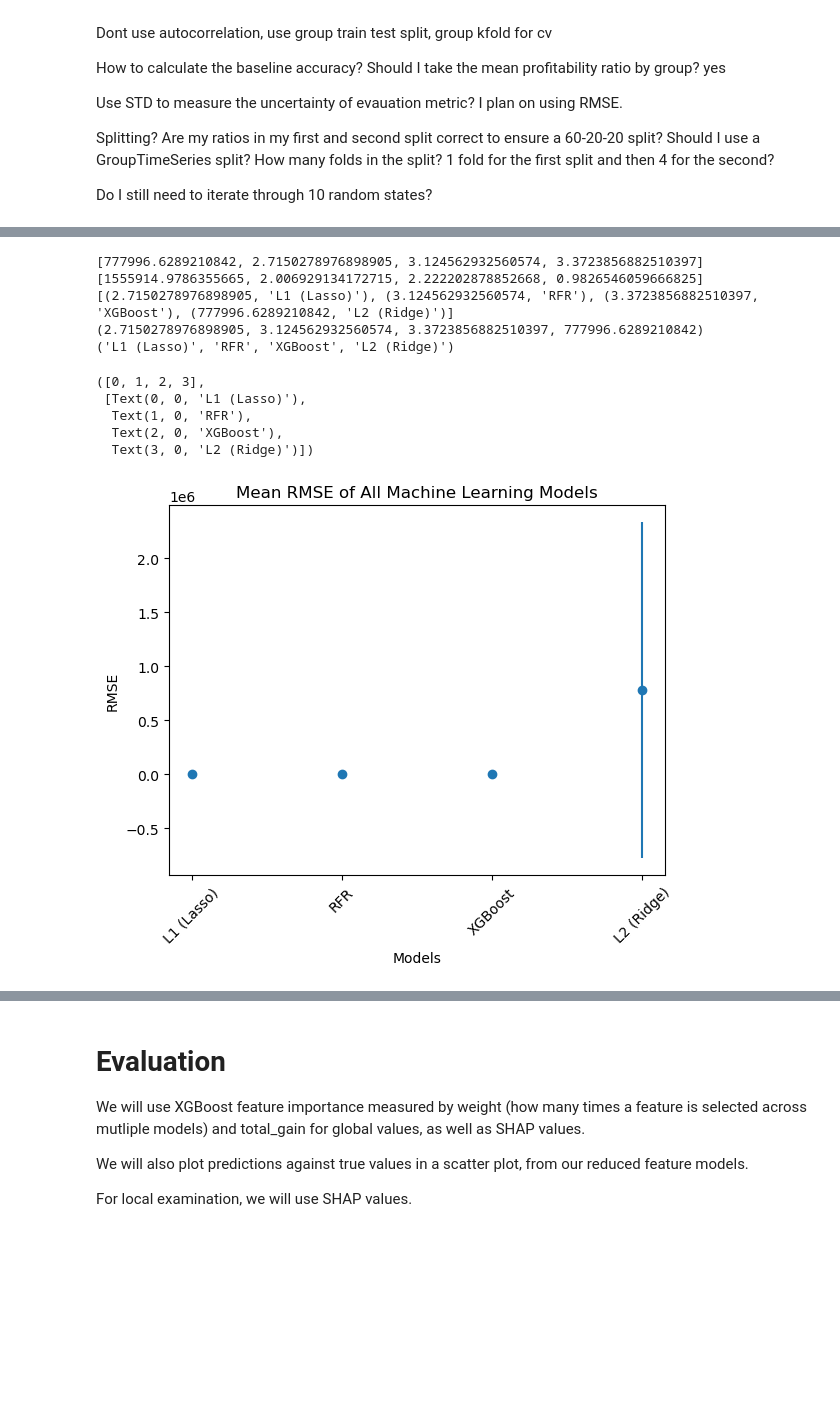
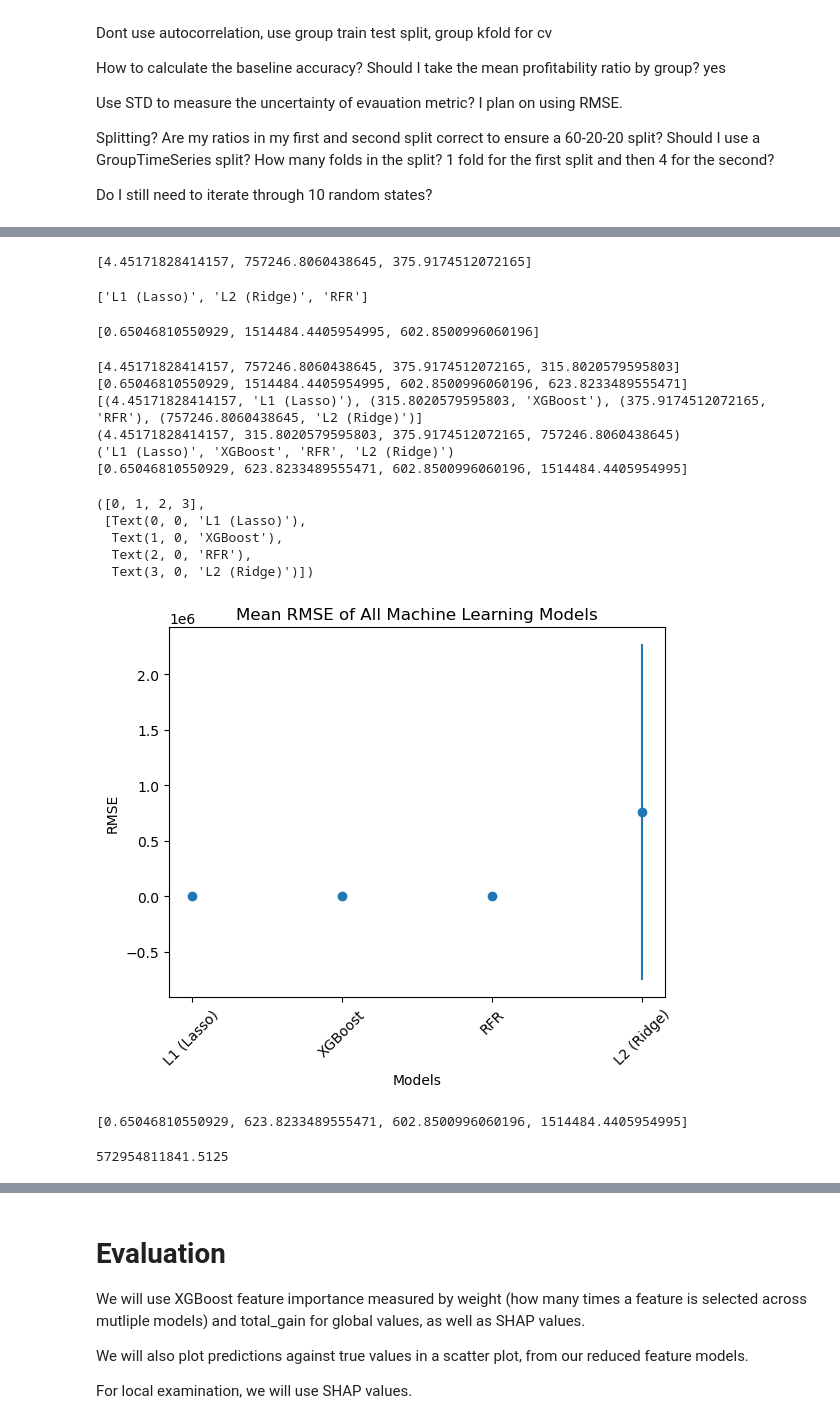
Before and after one commit to dykim3303/v4_group_class, a Jupyter notebook: V4 data/proj.ipynb, the cells around one changed output, grey strips where cells are left out. Drawn from its saved outputs; the diff is of its cells as text; code cells hidden in the pictures; blank space fills up the shorter version.

```diff
--- a/V4 data/proj.ipynb
+++ b/V4 data/proj.ipynb
@@ -1926,11 +1937,0 @@ all_mods_mean
-# %%
-# PICKLE TO SAVE MODELS
-import pickle
-
-
-saves_str  =['all_mods_mean', 'all_mods_std', 'scores', 'models', 'avg_fold_scores', 'ret_patterns', 'predictions', 'y_tests' ]
-saves =[all_mods_mean, all_mods_std,scores, models, avg_fold_scores, ret_patterns, predictions, y_tests ]
-for i in range(len(saves_str)):
-    str = "red_feat_%s" % saves_str[i]
-    with open(str, 'wb') as f:
-        pickle.dump(saves[i], f)
@@ -1936,0 +1992,3 @@ for i in range(len(saves_str)):
+# %%
+for i in best_mod_each:
+    print(i)
@@ -2323,7 +2502,7 @@ param_grid = {"learning_rate": [0.03],
   "n_estimators": [10000],
   "seed": [0],
   "min_child_weight": [6,8,10,12],
-  "gamma": [0,1,2,3,4,5],
+  "gamma": [0, 0.01, 0.1, 1, 10, 100],
   "max_depth": [1, 2, 3, 10, 30],
   'tree_method' : ['hist'],
   "missing": [np.nan],
@@ -2379,7 +2568,19 @@ best_models
 # %%
-saves_str  =['best_test_scores', 'best_models', 'avg_test_folds',  'pred_results', 'y_tests', 'X_tests' ]
-saves =[best_test_scores, best_models, avg_test_folds, pred_results, y_tests, X_tests]
-for i in range(len(saves_str)):
-    str = "xgb_%s" % saves_str[i]
-    with open(str, 'wb') as f:
-        pickle.dump(saves[i], f)
+# saves_str  =['best_test_scores', 'best_models', 'avg_test_folds',  'pred_results', 'y_tests', 'X_tests' ]
+# saves =[best_test_scores, best_models, avg_test_folds, pred_results, y_tests, X_tests]
+# for i in range(len(saves_str)):
+#     str = "xgb_%s" % saves_str[i]
+#     with open(str, 'wb') as f:
+#         pickle.dump(saves[i], f)
+# %%
+all_mods_mean
+# %% [output]
+[4.45171828414157, 757246.8060438645, 375.9174512072165]
+# %%
+all_mod_labels
+# %% [output]
+['L1 (Lasso)', 'L2 (Ridge)', 'RFR']
+# %%
+all_mods_std
+# %% [output]
+[0.65046810550929, 1514484.4405954995, 602.8500996060196]
@@ -2388,45 +2592,61 @@ for i in range(len(saves_str)):
 xgb_mean_sc = np.mean(best_test_scores)
 xgb_std = np.std(best_test_scores)
 
-all_mods_mean = [777996.6289210842, 2.7150278976898905, 3.124562932560574]
-all_mod_labels = ['L2 (Ridge)', 'L1 (Lasso)', "RFR"]
-all_mods_std = [1555914.9786355665, 2.006929134172715, 2.222202878852668]
+# all_mods_mean = [777996.6289210842, 2.7150278976898905, 3.124562932560574]
+# all_mod_labels = ['XGB', 'L2 (Ridge)', 'L1 (Lasso)', "RFR"]
+# all_mods_std = [1555914.9786355665, 2.006929134172715, 2.222202878852668]
 
 all_mod_labels = all_mod_labels + ['XGBoost']
 all_mods_mean_xgb = all_mods_mean + [xgb_mean_sc]
 all_mods_std_xgb = all_mods_std + [xgb_std]
 
 print(all_mods_mean_xgb)
 print(all_mods_std_xgb)
 
 
 zipped = zip(all_mods_mean_xgb,all_mod_labels)
 
 sorted_ls = sorted(zipped)
 print(sorted_ls)
 
 means, labels = zip(*sorted_ls)
 
 print(means)
 print(labels)
 
-li = [3,1,2,0]
+li = [0,3,2,1]
 all_mods_std_xgb_sort = [all_mods_std_xgb[i] for i in li]
+print(all_mods_std_xgb_sort)
 
 plt.errorbar(labels,means,yerr = all_mods_std_xgb_sort, fmt ='o')
 plt.ylabel("RMSE")
 plt.xlabel("Models")
 plt.title("Mean RMSE of All Machine Learning Models")
 plt.xticks(rotation=45)
 # %% [output]
-[777996.6289210842, 2.7150278976898905, 3.124562932560574, 3.3723856882510397]
-[1555914.9786355665, 2.006929134172715, 2.222202878852668, 0.9826546059666825]
-[(2.7150278976898905, 'L1 (Lasso)'), (3.124562932560574, 'RFR'), (3.3723856882510397, 'XGBoost'), (777996.6289210842, 'L2 (Ridge)')]
-(2.7150278976898905, 3.124562932560574, 3.3723856882510397, 777996.6289210842)
-('L1 (Lasso)', 'RFR', 'XGBoost', 'L2 (Ridge)')
+[4.45171828414157, 757246.8060438645, 375.9174512072165, 315.8020579595803]
+[0.65046810550929, 1514484.4405954995, 602.8500996060196, 623.8233489555471]
+[(4.45171828414157, 'L1 (Lasso)'), (315.8020579595803, 'XGBoost'), (375.9174512072165, 'RFR'), (757246.8060438645, 'L2 (Ridge)')]
+(4.45171828414157, 315.8020579595803, 375.9174512072165, 757246.8060438645)
+('L1 (Lasso)', 'XGBoost', 'RFR', 'L2 (Ridge)')
+[0.65046810550929, 623.8233489555471, 602.8500996060196, 1514484.4405954995]
 ([0, 1, 2, 3],
  [Text(0, 0, 'L1 (Lasso)'),
-  Text(1, 0, 'RFR'),
-  Text(2, 0, 'XGBoost'),
+  Text(1, 0, 'XGBoost'),
+  Text(2, 0, 'RFR'),
   Text(3, 0, 'L2 (Ridge)')])
-[figure, old version]
+[figure, new version]
+# %%
+all_mods_std_xgb_sort
+# %% [output]
+[0.65046810550929, 623.8233489555471, 602.8500996060196, 1514484.4405954995]
+# %%
+#Standard deviation compared to baseline
+sum = 0
+for i in all_mods_std_xgb_sort:
+    sum += ((i - base_score)**2)/len(all_mods_std_xgb_sort)
+
+std = np.sqrt(sum)
+print(sum)
+# %% [output]
+572954811841.5125
```
Also changed, not shown: parts of 65 cells of this notebook, 18 other files.
